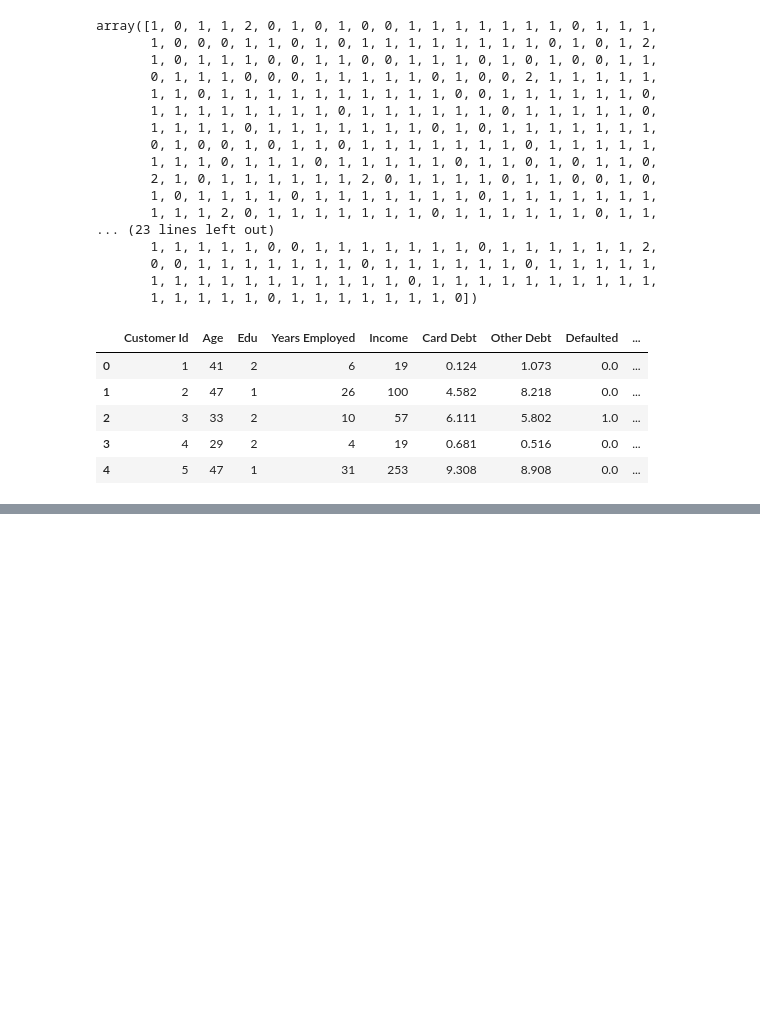
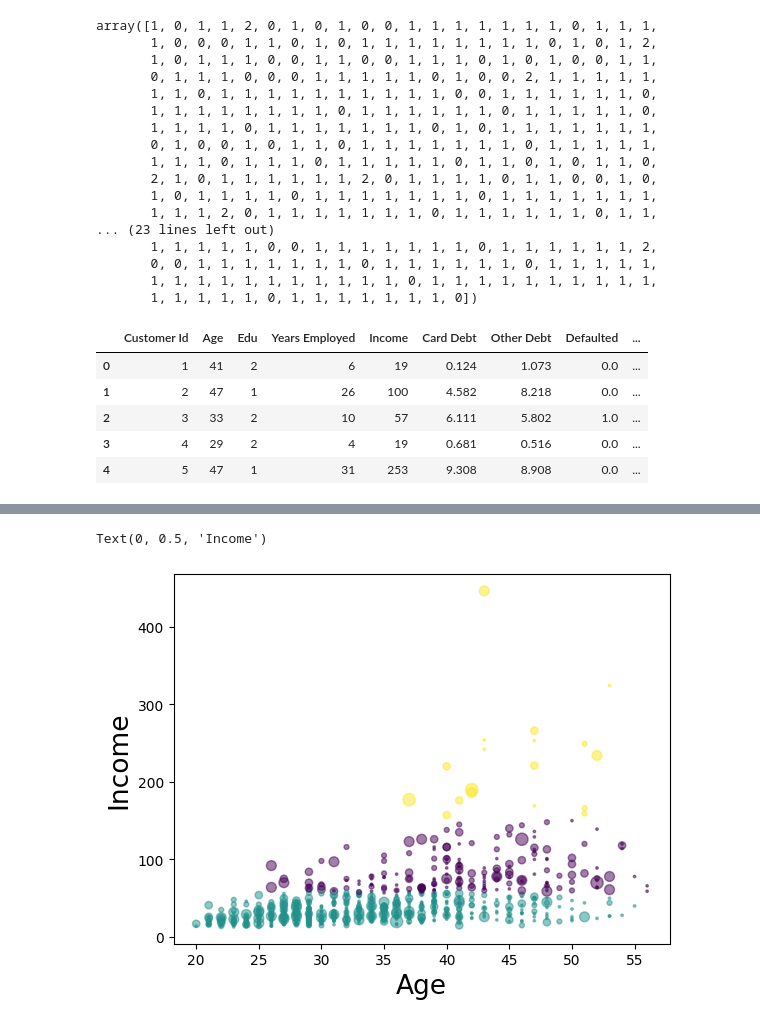
Before and after one commit to payamjupiter/CustomerClistering, a Jupyter notebook: CustomerClustering.ipynb, the cells around one changed output, grey strips where cells are left out. Saved outputs shown, nothing was run; the diff lists cells and outputs as text; code cells hidden in the pictures; blank space fills up the shorter version.

Commit message:
feat: displaying a diagram of data .

```diff
--- a/CustomerClustering.ipynb
+++ b/CustomerClustering.ipynb
@@ -94,3 +95,11 @@ df.groupby('Clus_km').mean()
 | 0 | 402.295082 | 41.333333 | 1.956284 | 15.256831 | 83.928962 | 3.103639 | 5.765279 | 0.171233 | ... |
 | 1 | 432.468413 | 32.964561 | 1.614792 | 6.374422 | 31.164869 | 1.032541 | 2.104133 | 0.285185 | ... |
 | 2 | 410.166667 | 45.388889 | 2.666667 | 19.555556 | 227.166667 | 5.678444 | 10.907167 | 0.285714 | ... |
+# %%
+area = np.pi * (X[: , 1])**2
+plt.scatter(X[:,0] , X[:,3] , s = area  , alpha = 0.5 , c=labels.astype(float))
+plt.xlabel('Age' , fontsize=19)
+plt.ylabel('Income' , fontsize=19)
+# %% [output]
+Text(0, 0.5, 'Income')
+[figure, added]
```
Also changed, not shown: parts of 1 cell of this notebook.
